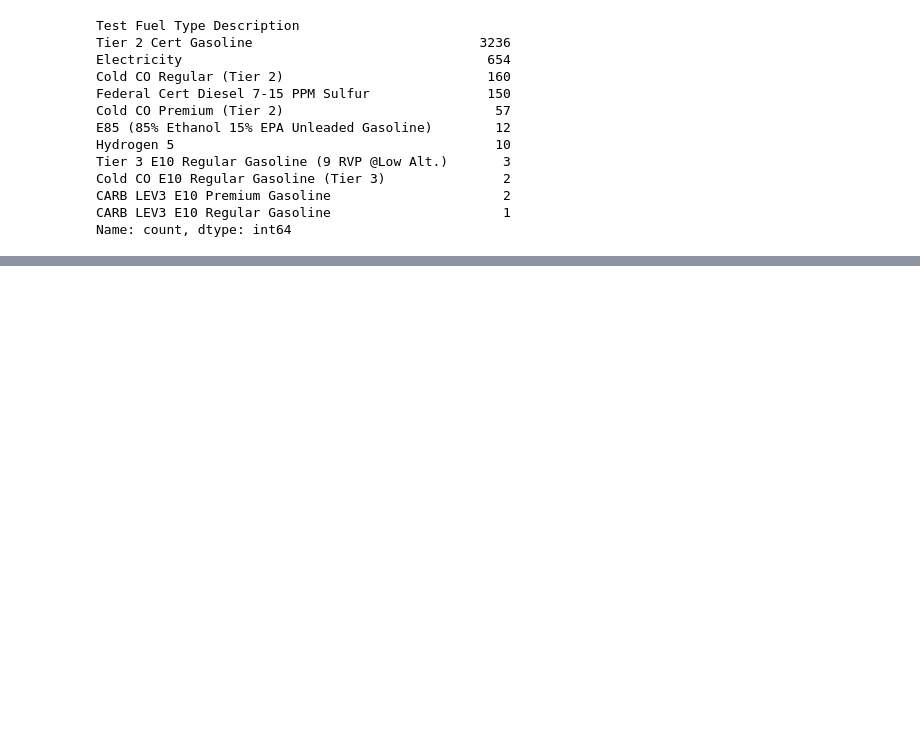
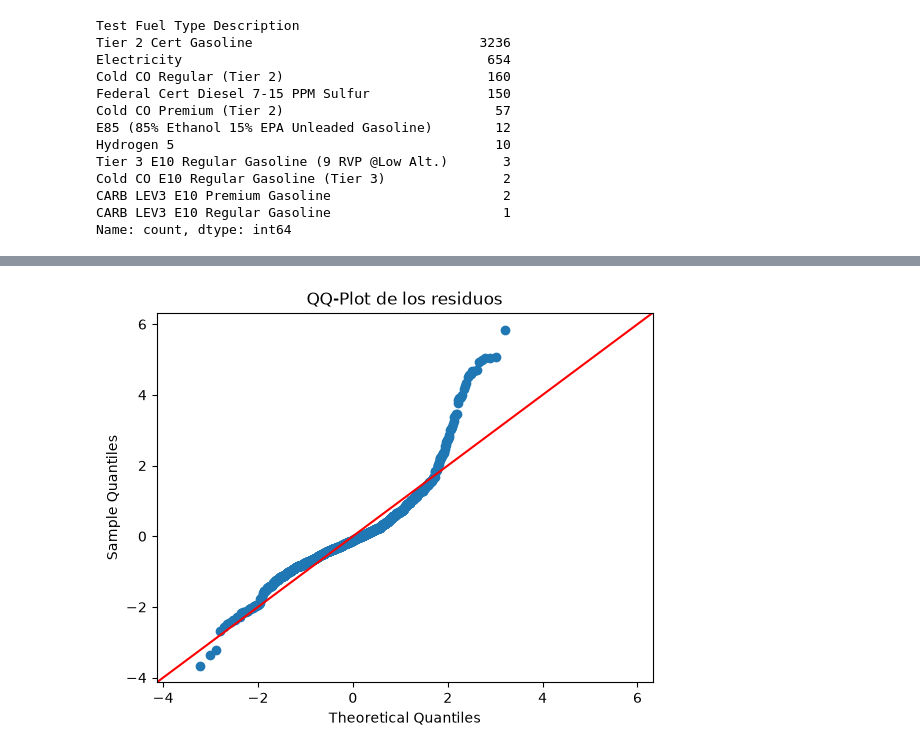
Before and after one commit to abiordorica13/TPEFUNDAMENTOS, a Jupyter notebook: Untitled-1.ipynb, the cells around one changed output, grey strips where cells are left out. Cells and saved outputs as stored; diff of their text form; code cells hidden in the pictures; blank space fills up the shorter version.

```diff
--- a/Untitled-1.ipynb
+++ b/Untitled-1.ipynb
@@ -1836,0 +1933,6 @@ plt.show()
+# %%
+# Limpiamos los valores nulos de las variables seleccionadas
+
+df_c = df_c.dropna()
+
+print("Cantidad de registros después de eliminar nulos:", len(df_c))
@@ -1836,0 +1941,15 @@ plt.show()
+# %%
+# Preparamos las variables categóricas para el modelo de regresión lineal múltiple mediante One-Hot Encoding.
+
+df_c = pd.get_dummies(df_c,
+    columns=[
+        "Tested Transmission Type",
+        "Drive System Description"
+    ],
+    drop_first=True,
+    dtype=int
+)
+
+display(df_c.head())
+
+print("Cantidad de variables:", len(df_c.columns))
@@ -1836,0 +1964,15 @@ plt.show()
+# %%
+# Construimos el modelo de regresión lineal múltiple para predecir la economía de combustible (RND_ADJ_FE) en función de las variables seleccionadas.
+
+# Separamos la variable dependiente de las independientes
+Y = df_c["RND_ADJ_FE"]
+X = df_c.drop(columns=["RND_ADJ_FE"])
+
+# Agregamos la constante al modelo
+X = sm.add_constant(X)
+
+# Construimos y ajustamos la regresión lineal múltiple
+modelo = sm.OLS(Y, X).fit()
+
+# Mostramos los resultados
+print(modelo.summary())
@@ -1836,0 +1997,9 @@ plt.show()
+# %%
+#QQ-Plot de los residuos
+
+sm.qqplot(modelo.resid, line="45", fit=True)
+
+plt.title("QQ-Plot de los residuos")
+plt.show()
+# %% [output]
+[figure, added]
```
Also changed, not shown: parts of 29 cells of this notebook.
